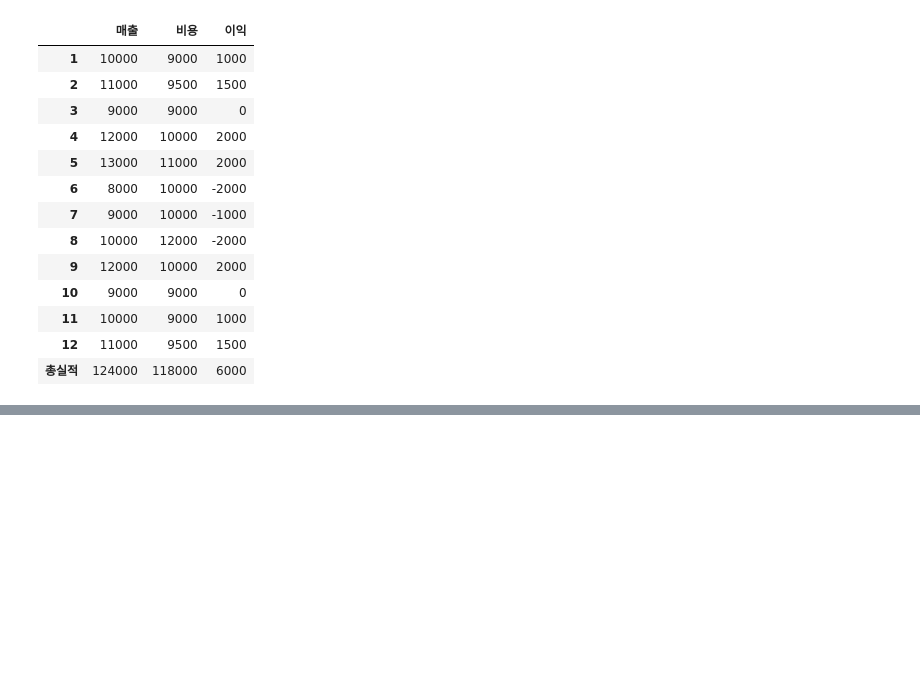
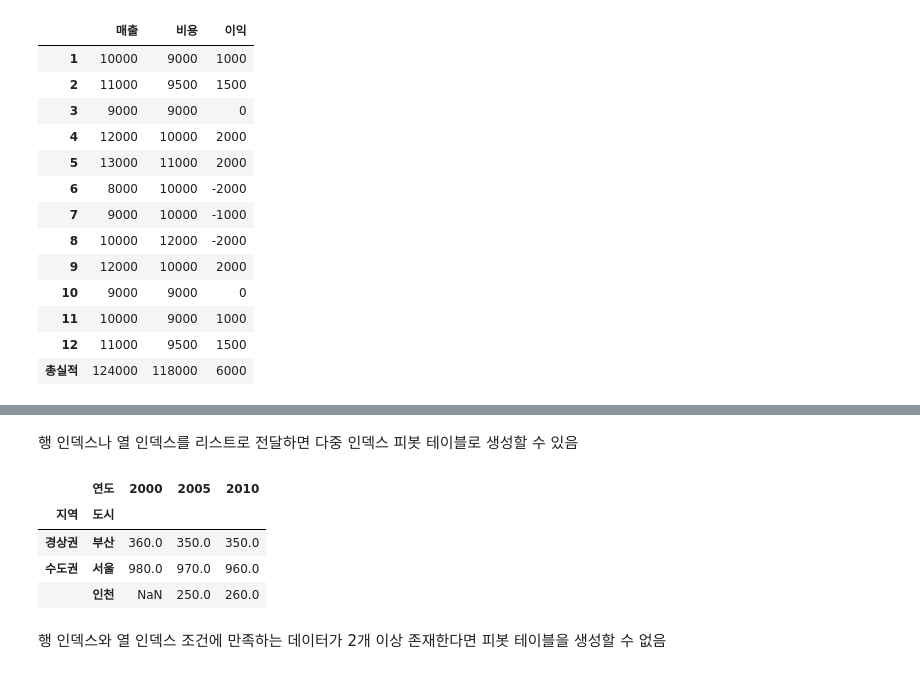
Before and after one commit to ahndb/aws_phyhon_240215, a Jupyter notebook: pandas_data_analysis/0228/a_pandas_data_advanced_controll.ipynb, the cells around one changed output, grey strips where cells are left out. Cells and saved outputs as stored; diff of their text form; code cells hidden in the pictures; blank space fills up the shorter version.

```diff
--- a/pandas_data_analysis/0228/a_pandas_data_advanced_controll.ipynb
+++ b/pandas_data_analysis/0228/a_pandas_data_advanced_controll.ipynb
@@ -394,0 +430,12 @@ practice_df3
+# %% [markdown]
+행 인덱스나 열 인덱스를 리스트로 전달하면 다중 인덱스 피봇 테이블로 생성할 수 있음
+# %%
+df1.pivot(index=['지역','도시'], columns='연도', values='인구')
+# %% [output]
+|  | 연도 | 2000 | 2005 | 2010 |
+| 지역 | 도시 |  |  |  |
+| 경상권 | 부산 | 360.0 | 350.0 | 350.0 |
+| 수도권 | 서울 | 980.0 | 970.0 | 960.0 |
+|  | 인천 | NaN | 250.0 | 260.0 |
+# %% [markdown]
+행 인덱스와 열 인덱스 조건에 만족하는 데이터가 2개 이상 존재한다면 피봇 테이블을 생성할 수 없음
```
Also changed, not shown: parts of 4 cells of this notebook.
